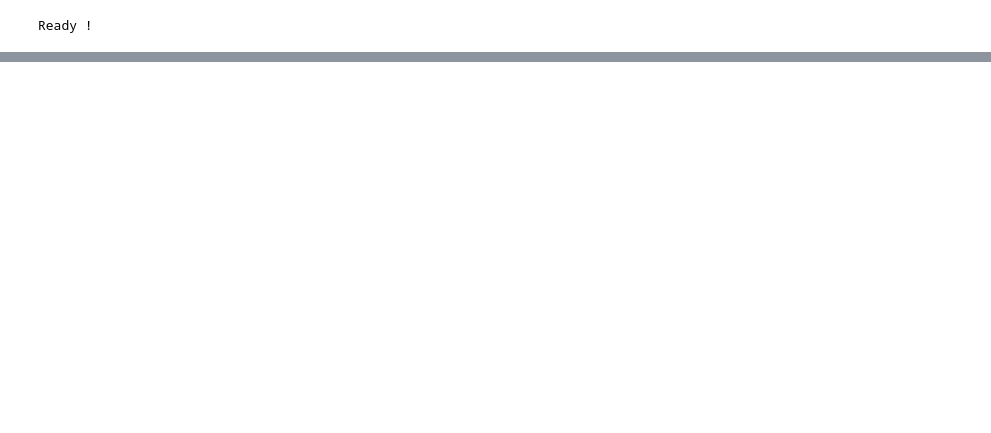
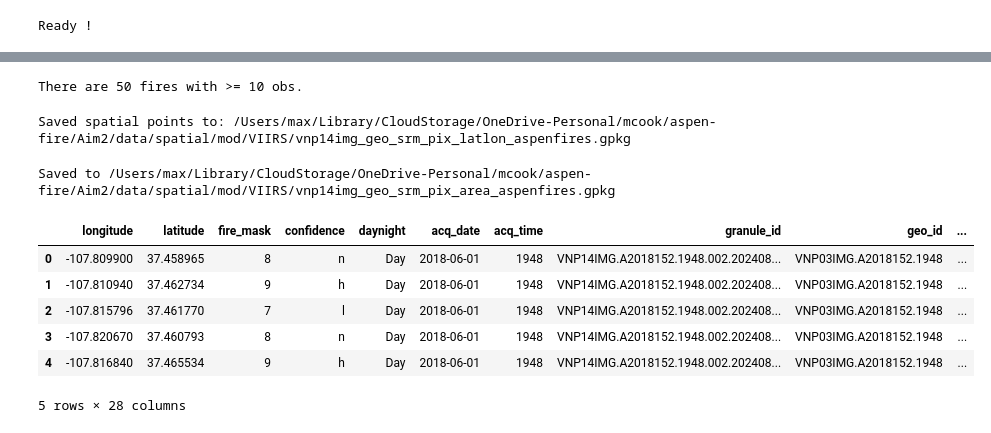
Before and after one commit to natshoff/aspen-fire-fork, a Jupyter notebook: Aim2/code/Python/XXviirs-afd-processing.ipynb, the cells around one changed output, grey strips where cells are left out. Drawn from its saved outputs; the diff is of its cells as text; code cells hidden in the pictures; blank space fills up the shorter version.

```diff
--- a/Aim2/code/Python/XXviirs-afd-processing.ipynb
+++ b/Aim2/code/Python/XXviirs-afd-processing.ipynb
@@ -97,0 +118,11 @@ pix_gdf.head() # check the results
+# %%
+# join to the fire perimeters
+fires_ = fires[['Fire_ID','Fire_Name','START_YEAR','DISCOVERY_DATE','WF_CESSATION_DATE','geometry']]
+afds_ll_ = gpd.sjoin(afds_ll, fires_, how='inner', predicate='within')
+afds_ll_.drop(columns=['index_right'], inplace=True)
+
+# check for duplicates
+dups = afds_ll_[afds_ll_.duplicated(subset='afdID', keep=False)]
+print(f"[{len(dups)}/{len(afds_ll)} duplicate obs.")
+
+dups[['afdID','Fire_Name','START_YEAR','acq_date']].head(10)
@@ -97,0 +169,3 @@ pix_gdf.head() # check the results
+# %%
+counts = afds_ll_f.groupby(['Fire_ID']).size().reset_index(name='obs_count')
+afds_ll_f = pd.merge(afds_ll_f, counts, left_on='Fire_ID', right_on='Fire_ID', how='left')
@@ -97,0 +184,12 @@ pix_gdf.head() # check the results
+# %%
+afds_ll_f_ = afds_ll_f[afds_ll_f['obs_count'] >= 10]
+print(f"There are {len(afds_ll_f_['Fire_ID'].unique())} fires with >= 10 obs.")
+# %% [output]
+There are 50 fires with >= 10 obs.
+# %%
+# save this file out.
+out_fp = os.path.join(datamod,'vnp14img_geo_srm_pix_latlon_aspenfires.gpkg')
+afds_ll_f_.to_file(out_fp)
+print(f"Saved spatial points to: {out_fp}")
+# %% [output]
+Saved spatial points to: /Users/max/Library/CloudStorage/OneDrive-Personal/mcook/aspen-fire/Aim2/data/spatial/mod/VIIRS/vnp14img_geo_srm_pix_latlon_aspenfires.gpkg
@@ -98,3 +198,39 @@ pix_gdf.head() # check the results
+# %%
+# Define the pixel buffer function for the given width and height
+def pixel_buffer(point, width, height):
+    half_width = width / 2
+    half_height = height / 2
+    return box(
+        point.x - half_width, point.y - half_height,
+        point.x + half_width, point.y + half_height
+    )
+
+afds_ll_pix = afds_ll_f_.copy()
+
+# Apply the buffer function with along_scan and along_track values converted to meters (*1000)
+afds_ll_pix["geometry"] = afds_ll_pix.apply(
+    lambda row: pixel_buffer(row["geometry"], row["along_scan"] * 1000, row["along_track"] * 1000), axis=1
+)
+
+afds_ll_pix = afds_ll_pix.reset_index(drop=True)
+afds_ll_pix['obs_id'] = afds_ll_pix.index # unique ID column
+# swath_gdf.loc[:, 'acq_datetime'] = swath_gdf.apply(lambda row: convert_datetime(row['acq_date'], row['acq_time']), axis=1)
+
+# save this file out.
+out_fp = os.path.join(datamod,'vnp14img_geo_srm_pix_area_aspenfires.gpkg')
+afds_ll_pix.to_file(out_fp)
+print(f"Saved to {out_fp}\n")
+
+afds_ll_pix.head() # check the results
+# %% [output]
+Saved to /Users/max/Library/CloudStorage/OneDrive-Personal/mcook/aspen-fire/Aim2/data/spatial/mod/VIIRS/vnp14img_geo_srm_pix_area_aspenfires.gpkg
+|  | longitude | latitude | fire_mask | confidence | daynight | acq_date | acq_time | granule_id | geo_id | ... |
+| 0 | -107.809900 | 37.458965 | 8 | n | Day | 2018-06-01 | 1948 | VNP14IMG.A2018152.1948.002.202408... | VNP03IMG.A2018152.1948 | ... |
+| 1 | -107.810940 | 37.462734 | 9 | h | Day | 2018-06-01 | 1948 | VNP14IMG.A2018152.1948.002.202408... | VNP03IMG.A2018152.1948 | ... |
+| 2 | -107.815796 | 37.461770 | 7 | l | Day | 2018-06-01 | 1948 | VNP14IMG.A2018152.1948.002.202408... | VNP03IMG.A2018152.1948 | ... |
+| 3 | -107.820670 | 37.460793 | 8 | n | Day | 2018-06-01 | 1948 | VNP14IMG.A2018152.1948.002.202408... | VNP03IMG.A2018152.1948 | ... |
+| 4 | -107.816840 | 37.465534 | 9 | h | Day | 2018-06-01 | 1948 | VNP14IMG.A2018152.1948.002.202408... | VNP03IMG.A2018152.1948 | ... |
+5 rows × 28 columns
 # %%
 len(pix_gdf)
 # %% [output]
```
Also changed, not shown: parts of 17 cells of this notebook, 3 other files.
